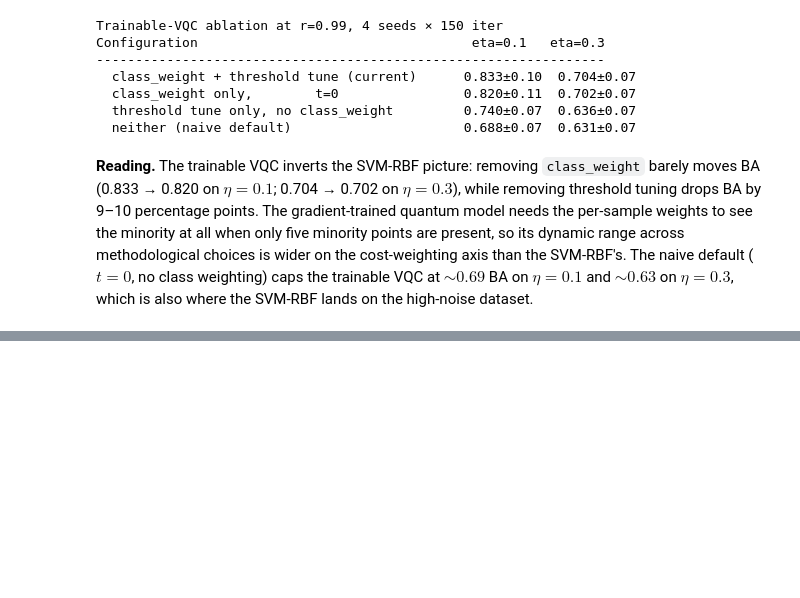
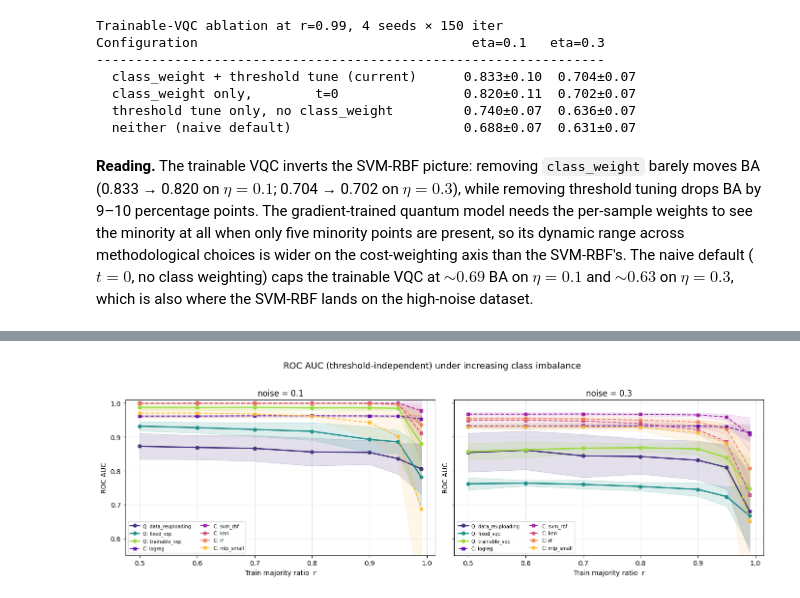
Before and after one commit to sergiooriola/Hybrid-quantum-classical-ML-evaluation-framework, a Jupyter notebook: code/imbalance_experiments.ipynb, the cells around one changed output, grey strips where cells are left out. Cells and saved outputs as stored; diff of their text form; code cells hidden in the pictures; blank space fills up the shorter version.

```diff
--- a/code/imbalance_experiments.ipynb
+++ b/code/imbalance_experiments.ipynb
@@ -852,0 +879,20 @@ which is also where the SVM-RBF lands on the high-noise dataset.
+# %%
+# Mean ROC AUC (mean +- std across the 12 seeds) per (noise, model, ratio).
+# Mirrors the BA table of §5. `aggregate(..., metric='roc_auc')` reuses the
+# balanced_accuracy_mean/std column names so the layout is identical.
+for noise in CONFIG['noise_levels']:
+    print(f'\n=== noise = {noise}   (metric = ROC AUC) ===')
+    agg = qi.aggregate(results_by_noise[noise], by=('model', 'ratio'),
+                       metric='roc_auc')
+    ratios = sorted(CONFIG['ratios'])
+    header = f'{"model":<18s}' + ''.join(f'r={r:.2f}'.rjust(13) for r in ratios)
+    print(header)
+    print('-' * len(header))
+    for m in ALL_MODELS:
+        cells_str = f'{m:<18s}'
+        for r in ratios:
+            match = next((x for x in agg
+                          if x['model'] == m and x['ratio'] == r), None)
+            cells_str += (f'{match["balanced_accuracy_mean"]:.3f}±'
+                          f'{match["balanced_accuracy_std"]:.2f}').rjust(13)
+        print(cells_str)
@@ -852,0 +917,50 @@ which is also where the SVM-RBF lands on the high-noise dataset.
+# %%
+# AUC degradation curves: identical layout to §6 but the y-axis is the
+# threshold-independent ROC AUC. Solid = quantum, dashed = classical, bands
+# are +-1 std across the 12 seeds; the dotted line at 0.5 marks chance ranking.
+def auc_degradation_plot(noise, ax):
+    agg = qi.aggregate(results_by_noise[noise], by=('model', 'ratio'),
+                       metric='roc_auc')
+    cmap_q = plt.cm.viridis(np.linspace(0.15, 0.85, len(CONFIG['quantum_models'])))
+    cmap_c = plt.cm.plasma(np.linspace(0.15, 0.85, len(CONFIG['classical_models'])))
+    rs = sorted(CONFIG['ratios'])
+
+    def collect(mname):
+        means, stds = [], []
+        for r in rs:
+            row = next((x for x in agg
+                        if x['model'] == mname and x['ratio'] == r), None)
+            means.append(row['balanced_accuracy_mean'] if row else np.nan)
+            stds.append(row['balanced_accuracy_std'] if row else 0.0)
+        return np.array(rs), np.array(means), np.array(stds)
+
+    for mname, color in zip(CONFIG['quantum_models'], cmap_q):
+        x, mu, sd = collect(mname)
+        ax.plot(x, mu, '-o', color=color, linewidth=2, markersize=5,
+                label=f'Q: {mname}')
+        ax.fill_between(x, mu - sd, mu + sd, color=color, alpha=0.15)
+    for mname, color in zip(CONFIG['classical_models'], cmap_c):
+        x, mu, sd = collect(mname)
+        ax.plot(x, mu, '--s', color=color, linewidth=1.5, markersize=4,
+                alpha=0.85, label=f'C: {mname}')
+        ax.fill_between(x, mu - sd, mu + sd, color=color, alpha=0.10)
+    ax.axhline(0.5, color='black', linestyle=':', linewidth=0.8, alpha=0.4)
+    ax.set_xlabel('Train majority ratio  r')
+    ax.set_ylabel('ROC AUC')
+    ax.set_title(f'noise = {noise}')
+    ax.set_ylim([0.55, 1.01])
+    ax.grid(True, alpha=0.3)
+    ax.legend(loc='lower left', fontsize=7, ncol=2)
+
+fig, axes = plt.subplots(1, len(CONFIG['noise_levels']),
+                         figsize=(7 * len(CONFIG['noise_levels']), 4.5),
+                         sharey=True)
+for ax, noise in zip(np.atleast_1d(axes), CONFIG['noise_levels']):
+    auc_degradation_plot(noise, ax)
+plt.suptitle('ROC AUC (threshold-independent) under increasing class imbalance',
+             y=1.02, fontsize=13)
+plt.tight_layout()
+plt.savefig('figures/case2-auc-degradation.png', dpi=130, bbox_inches='tight')
+plt.show()
+# %% [output]
+[figure, added]
```
Also changed, not shown: parts of 6 cells of this notebook, 52 other files.
